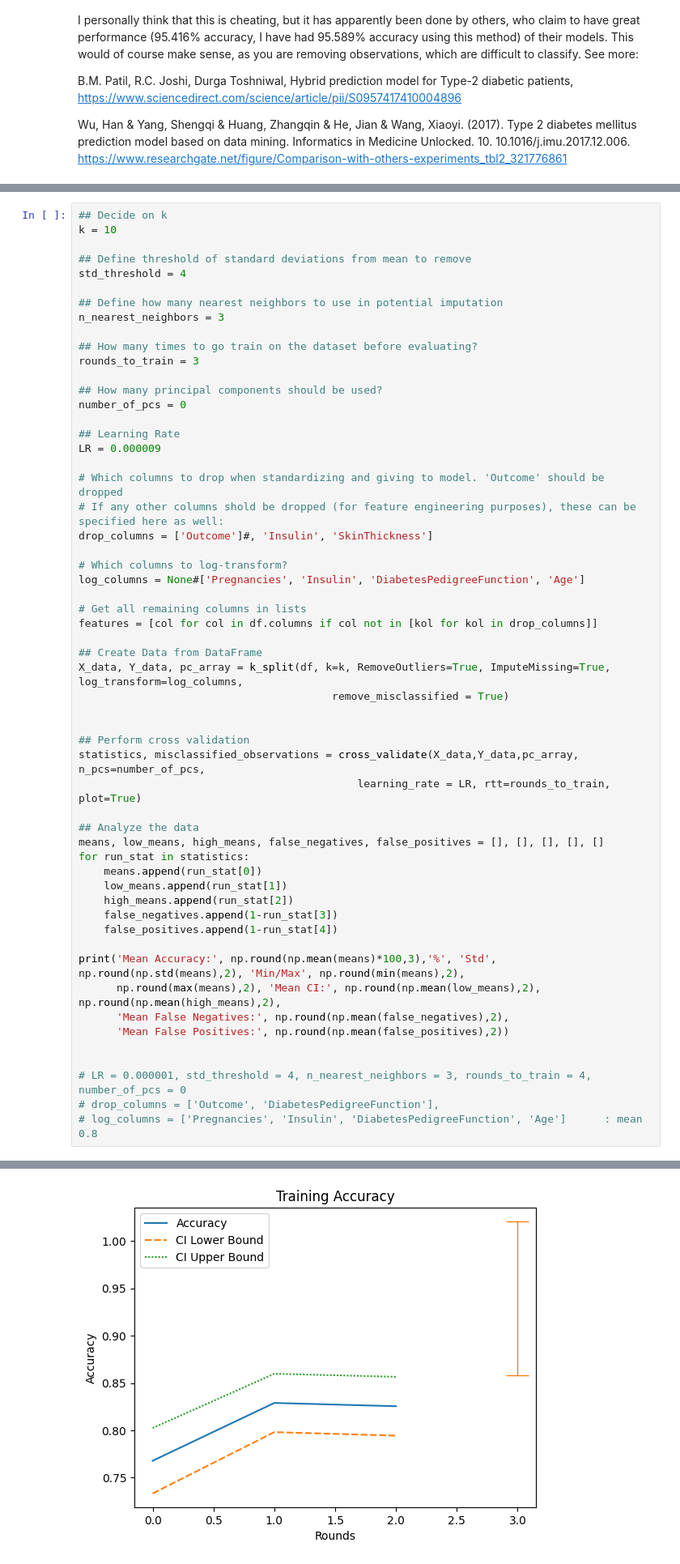
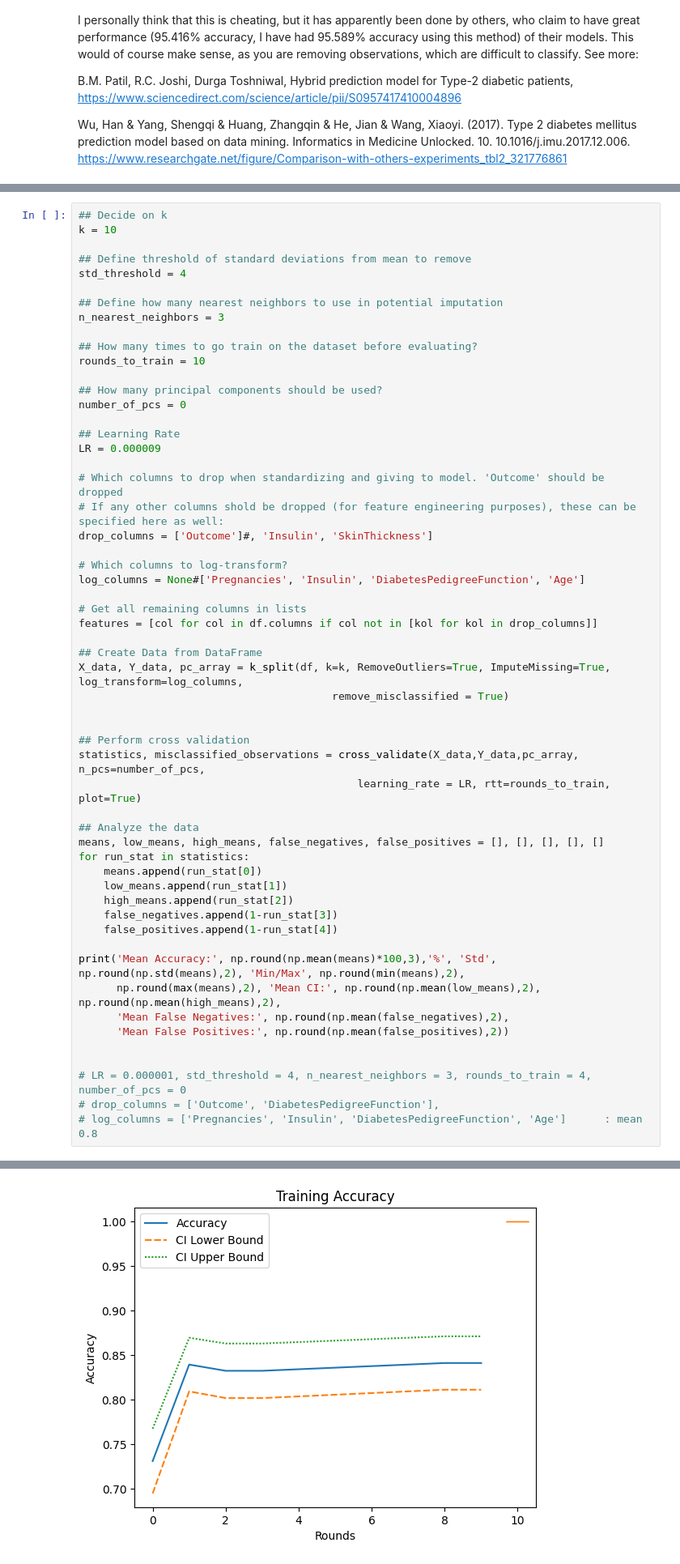
Before and after one commit to PeterVL02/Diabetes-Classifier, a Jupyter notebook: diabetes_classifier.ipynb, the cells around one changed output, grey strips where cells are left out. Shown: that part at 81% size. Cells and saved outputs as stored; diff of their text form.

```diff
--- a/diabetes_classifier.ipynb
+++ b/diabetes_classifier.ipynb
@@ -389,7 +390,7 @@ std_threshold = 4
 n_nearest_neighbors = 3
 
 ## How many times to go train on the dataset before evaluating?
-rounds_to_train = 3
+rounds_to_train = 10
 
 ## How many principal components should be used?
 number_of_pcs = 0
@@ -469,2 +470,2 @@ Misclassified observations: 2 / 33
-[figure, old version]
+[figure, new version]
 ... (9 outputs left out)
```
Also changed, not shown: parts of 2 cells of this notebook, 1 other file.
